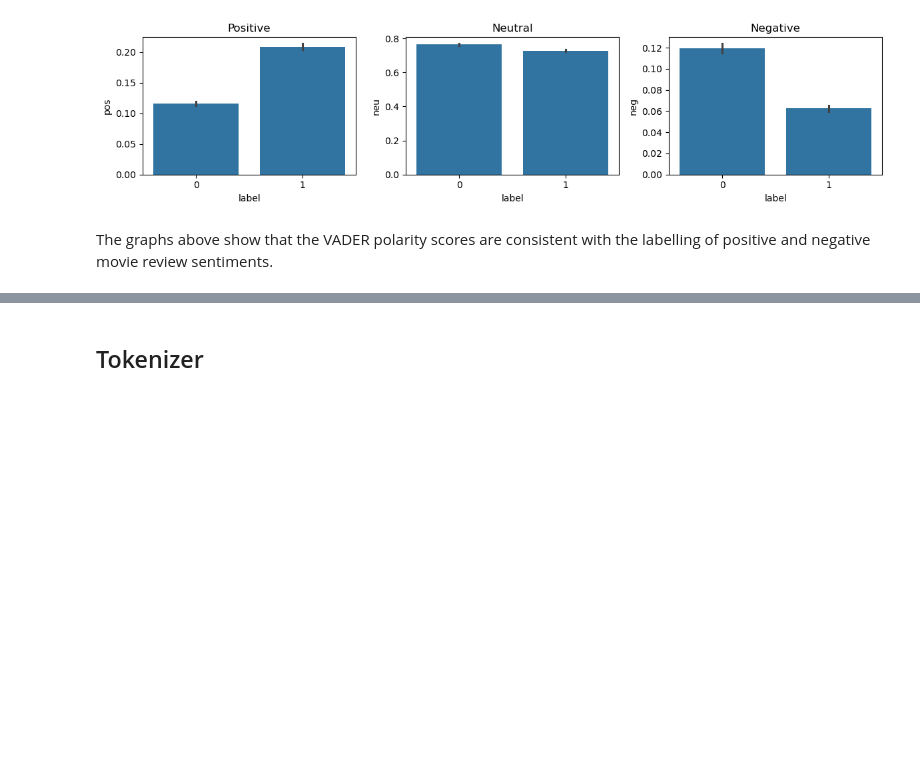
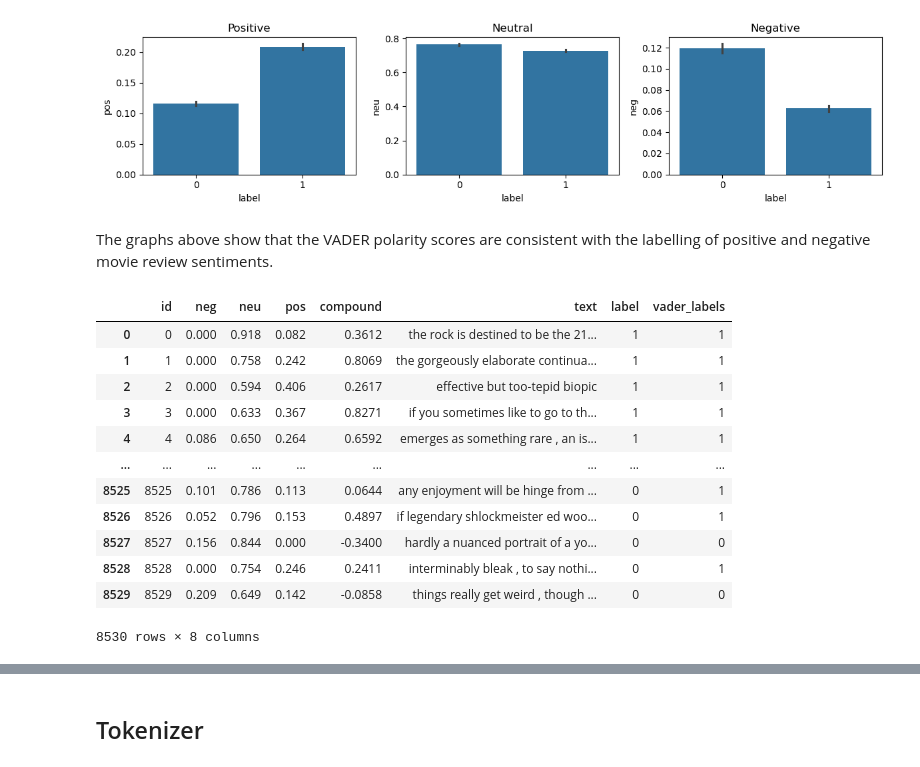
Before and after one commit to AnaqiAmir/Rotten-Tomatoes-Sentiment-Analyst, a Jupyter notebook: analysis.ipynb, the cells around one changed output, grey strips where cells are left out. Saved outputs shown, nothing was run; the diff lists cells and outputs as text; code cells hidden in the pictures; blank space fills up the shorter version.

Commit message:
feat: evaluate VADERS model

```diff
--- a/analysis.ipynb
+++ b/analysis.ipynb
@@ -115,7 +128,7 @@ sia.polarity_scores("I am so sad")
 # %%
 # Applying polarity scores to the entire train_df
 results = {}
-for i, row in tqdm(train_df.iterrows(), total=len(train_df)):
+for index, row in tqdm(train_df.iterrows(), total=len(train_df)):
     text = row['text']
     myid = row['id']
     results[myid] = sia.polarity_scores(text)
@@ -163,3 +187,30 @@ plt.show()
 [figure]
 # %% [markdown]
 The graphs above show that the VADER polarity scores are consistent with the labelling of positive and negative movie review sentiments.
+# %%
+# Assigning labels based on VADERS results
+vader_labels = {}
+for index, row in tqdm(vaders.iterrows(), total=len(vaders)):
+    if row['compound'] > 0:
+        label = 1
+    else:
+        label = 0
+
+    vader_labels[index] = label
+# %%
+vaders['vader_labels'] = pd.Series(vader_labels)
+vaders
+# %% [output]
+|  | id | neg | neu | pos | compound | text | label | vader_labels |
+| 0 | 0 | 0.000 | 0.918 | 0.082 | 0.3612 | the rock is destined to be the 21... | 1 | 1 |
+| 1 | 1 | 0.000 | 0.758 | 0.242 | 0.8069 | the gorgeously elaborate continua... | 1 | 1 |
+| 2 | 2 | 0.000 | 0.594 | 0.406 | 0.2617 | effective but too-tepid biopic | 1 | 1 |
+| 3 | 3 | 0.000 | 0.633 | 0.367 | 0.8271 | if you sometimes like to go to th... | 1 | 1 |
+| 4 | 4 | 0.086 | 0.650 | 0.264 | 0.6592 | emerges as something rare , an is... | 1 | 1 |
+| ... | ... | ... | ... | ... | ... | ... | ... | ... |
+| 8525 | 8525 | 0.101 | 0.786 | 0.113 | 0.0644 | any enjoyment will be hinge from ... | 0 | 1 |
+| 8526 | 8526 | 0.052 | 0.796 | 0.153 | 0.4897 | if legendary shlockmeister ed woo... | 0 | 1 |
+| 8527 | 8527 | 0.156 | 0.844 | 0.000 | -0.3400 | hardly a nuanced portrait of a yo... | 0 | 0 |
+| 8528 | 8528 | 0.000 | 0.754 | 0.246 | 0.2411 | interminably bleak , to say nothi... | 0 | 1 |
+| 8529 | 8529 | 0.209 | 0.649 | 0.142 | -0.0858 | things really get weird , though ... | 0 | 0 |
+8530 rows × 8 columns
```
Also changed, not shown: parts of 4 cells of this notebook.
